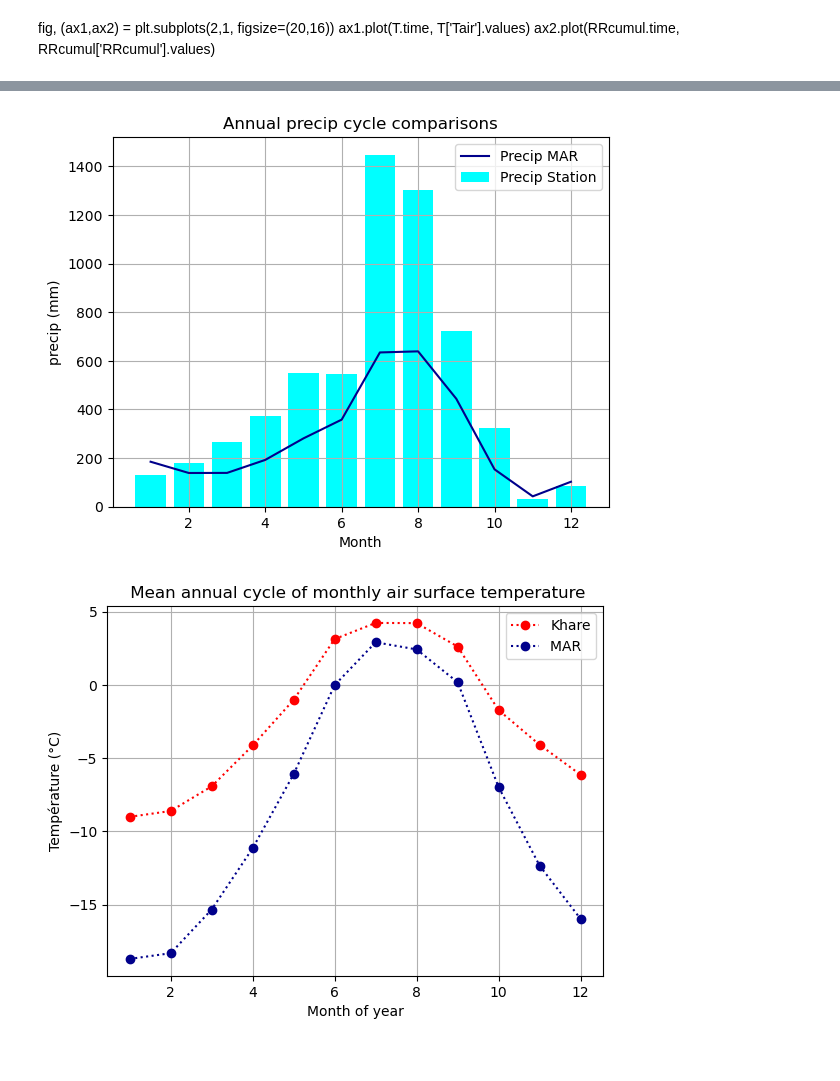
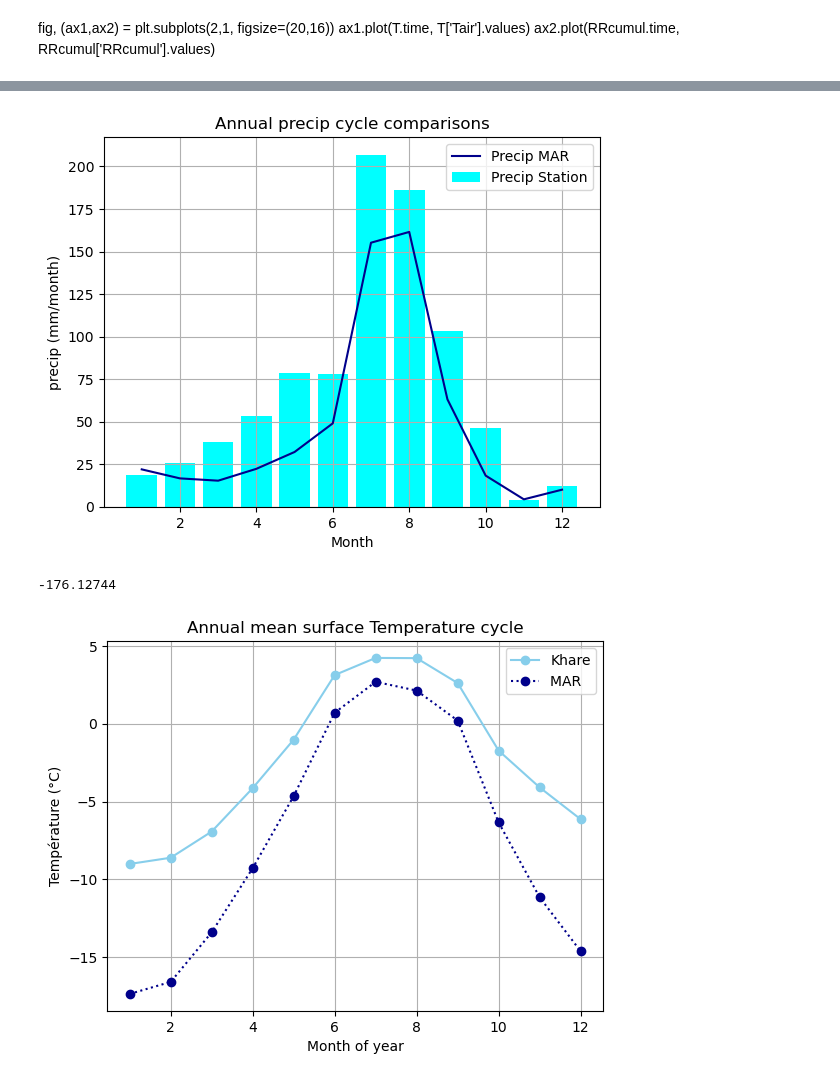
Before and after one commit to Andeol-ramb/MAR_HMA_GLACIOCLIM_Comparisons, a Jupyter notebook: TimeSeries_Ts_Pr_Khare_MAR_16-23.ipynb, the cells around one changed output, grey strips where cells are left out. Cells and saved outputs as stored; diff of their text form; code cells hidden in the pictures.

```diff
--- a/TimeSeries_Ts_Pr_Khare_MAR_16-23.ipynb
+++ b/TimeSeries_Ts_Pr_Khare_MAR_16-23.ipynb
@@ -20,9 +20,10 @@ variable1='TT' ##RF;SF;SHSN3;TT
 fileNameM='mon-TT-MARv3.14_ER5-2000-2023.nc' ##change to monthly
 dsM= xr.open_dataset(sourceData+fileNameM)['TT']
 # %%
-sourceData1='/bettik/amoryc/MARout/GRa/spin2/work/'
-dsM_SF= xr.open_dataset(sourceData1+'mon-SF-MARv3.14_ER5-2000-2023.nc')['SF']
-dsM_RF= xr.open_dataset(sourceData1+'mon-RF-MARv3.14_ER5-2000-2023.nc')['RF']
+sourceData1='/bettik/PROJECTS/pr-regional-climate/santolam/MARout/GRa/spin2/work/monthly/'
+dsM_SF= xr.open_dataset(sourceData1+'RF_mon_MARv3.14_ER5_spin2_GRa_2000-2023.nc')['RF']
+dsM_RF= xr.open_dataset(sourceData1+'SF_mon_MARv3.14_ER5_spin2_GRa_2000-2023.nc')['SF']
+
 dsMP=dsM_RF+dsM_SF
 dsMP = dsMP.rename({'TIME': 'time'})
 # %%
@@ -38,14 +39,10 @@ variable='TT' ##RF;SF;SHSN3;TT
 fileNameM='mon-TT-MARv3.14_ER5-2000-2023.nc' ##change to monthly
 dsM= xr.open_dataset(sourceData+fileNameM)['TT'][:,1,:,:] ## montlhy mean
 # %%
-###
-#AWS-Mera La: Since November 2013 (AWS inserted on firm rocks – off-glacier)
-#Location in WGS84, Lat: 27.735°N; Long: 86.900°E; Elevation: 5352.008 m
-#or UTM Zone 45; Easting: 490137.007 m; Northing: 3067850.613 m on 22/11/2020
-###
-#Prendre la grille correspondant à MeraLa+1nord ( i,j+1)
-lon_Khare=86.900
-lat_Khare=27.735
+
+lon_Khare=86.8776142768303
+
+lat_Khare=27.74424682282522
 elev_Khare=4888
 ##Find the pixel of MAR corresponding to station
 target_lon = lon_Khare
@@ -81,8 +78,8 @@ Coordinates:
 # For a single time step
 #value = dsM['SH'].isel(y=j, x=i)
 ## If there's a time dimension
-dsM_sta=dsM[0:, i, j+1]
-dsM_sta_precip=dsMP[0:, i, j]
+dsM_sta=dsM[0:, i, j-1]
+dsM_sta_precip=dsMP[0:, i, j-1]
 
 
 
@@ -227,7 +226,7 @@ Coordinates:
 # %%
-Pr_MAR
+
 #T MAR classic climate variables
-PrMAR_monthly_cycle=Pr_MAR.groupby('time.month').sum()
+PrMAR_monthly_cycle=Pr_MAR.groupby('time.month').mean()
 
 #dsM_sta_new
 
@@ -242,7 +241,7 @@ PrMAR_hiver  = seasonsdata(Pr_MAR, 'DJF').resample(time='YE').sum()
 
 
 #Time series annual data MAR
-Timeseries_PrMAR_premon = seasonsdata(Pr_MAR, 'MAM').resample(time='YE').sum() # T moyen de chaque saison
-Timeseries_PrMAR_mon = seasonsdata(Pr_MAR, 'JJAS').resample(time='YE').sum()
-Timeseries_PrMAR_postmon =  seasonsdata(Pr_MAR, 'ON').resample(time='YE').sum()
-Timeseries_PrMAR_hiver  = seasonsdata(Pr_MAR, 'DJF').resample(time='YE').sum()
+Timeseries_PrMAR_premon = seasonsdata(Pr_MAR, 'MAM').resample(time='YE').mean() # T moyen de chaque saison
+Timeseries_PrMAR_mon = seasonsdata(Pr_MAR, 'JJAS').resample(time='YE').mean()
+Timeseries_PrMAR_postmon =  seasonsdata(Pr_MAR, 'ON').resample(time='YE').mean()
+Timeseries_PrMAR_hiver  = seasonsdata(Pr_MAR, 'DJF').resample(time='YE').mean()
@@ -327,21 +314,21 @@ plt.grid(True)
 # %%
 #Annual cycle
-daily_meanRR2=RR.resample(time='D').sum()
-Précip_yearly_cycle=daily_meanRR.groupby('time.month').sum()
+#daily_meanRR2=RR.resample(time='D').sum()
+Précip_yearly_cycle=monthly_meanRR.groupby('time.month').mean()
 
 
 plt.bar(Précip_yearly_cycle.month,Précip_yearly_cycle.RRhourly,
         color='cyan',linestyle='-',label='Precip Station')
 plt.plot(PrMAR_monthly_cycle.month,PrMAR_monthly_cycle.values,
          color='darkblue',linestyle='-',label='Precip MAR')
 plt.legend()
 plt.title('Annual precip cycle comparisons')
 plt.xlabel('Month')
-plt.ylabel('precip (mm)')
+plt.ylabel('precip (mm/month)')
 
 plt.grid(True)
 # %% [output]
-[figure, old version]
+[figure, new version]
 # %%
 #T sta classic climatic variables
 
@@ -386,18 +373,20 @@ Timeseries_TMAR_hiver  = seasonsdata(ts_MAR, 'DJF').resample(time='YE').mean()
 #Monthly cycle
 
 plt.plot(Tsta_monthly_cycle.month,Tsta_monthly_cycle.Tair,
-    color='red',linestyle=':', marker= 'o',label='Khare')
+    color='skyblue',linestyle='-', marker= 'o',label='Khare')
 
 plt.plot(TMAR_monthly_cycle.month,TMAR_monthly_cycle.values,
          color='darkblue',linestyle=':', marker= 'o',label='MAR ')
 plt.legend()
-plt.title(' Mean annual cycle of monthly air surface temperature')
+plt.title('Annual mean surface Temperature cycle')
 plt.xlabel('Month of year')
 plt.ylabel('Température (°C)')
 
 plt.grid(True)
+print(diff)
 # %% [output]
+-176.12744
-[figure, old version]
+[figure, new version]
 # %%
 #Ajout incertitudes,
 
```
Also changed, not shown: parts of 16 cells of this notebook, 5 other files.
